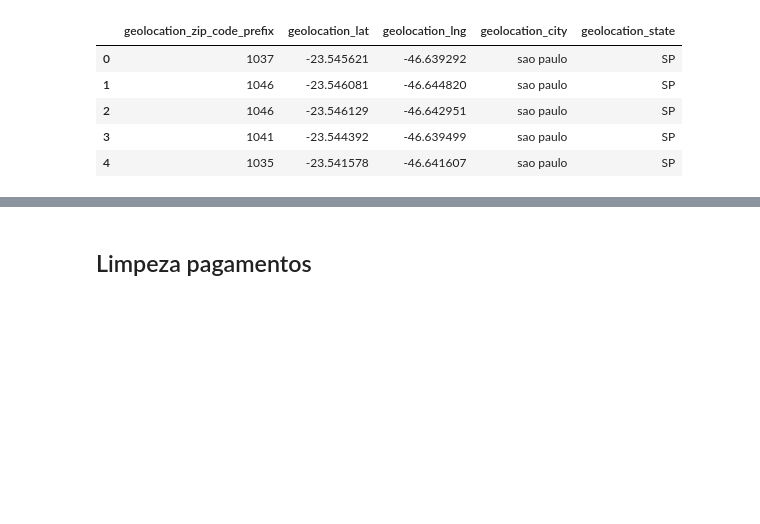
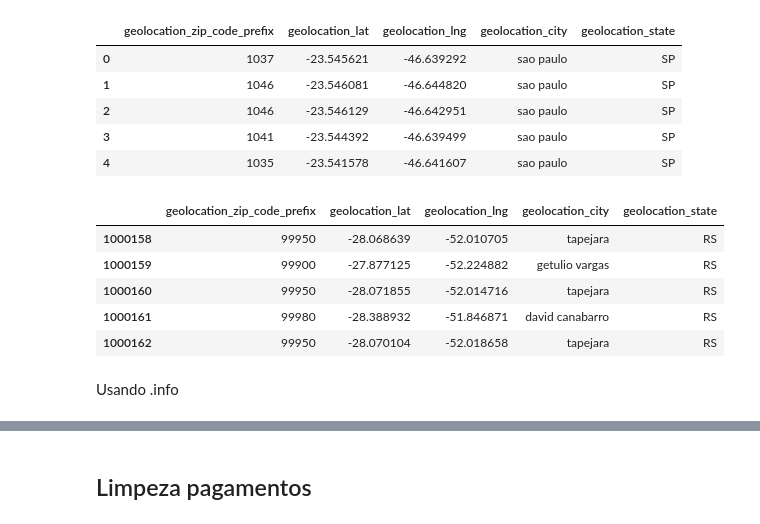
Before and after one commit to datajoedata/e-Commerce-Sales-Analysis-Target-Brazil, a Jupyter notebook: Análise_exploratória_vendas_e_commerce.ipynb, the cells around one changed output, grey strips where cells are left out. Cells and saved outputs as stored; diff of their text form; code cells hidden in the pictures; blank space fills up the shorter version.

```diff
--- a/Análise_exploratória_vendas_e_commerce.ipynb
+++ b/Análise_exploratória_vendas_e_commerce.ipynb
@@ -262,3 +295,14 @@ Primeiras linhas do DataFrame geolocalizacao_df:
 | 2 | 1046 | -23.546129 | -46.642951 | sao paulo | SP |
 | 3 | 1041 | -23.544392 | -46.639499 | sao paulo | SP |
 | 4 | 1035 | -23.541578 | -46.641607 | sao paulo | SP |
+# %%
+geolocalizacao_df.tail()
+# %% [output]
+|  | geolocation_zip_code_prefix | geolocation_lat | geolocation_lng | geolocation_city | geolocation_state |
+| 1000158 | 99950 | -28.068639 | -52.010705 | tapejara | RS |
+| 1000159 | 99900 | -27.877125 | -52.224882 | getulio vargas | RS |
+| 1000160 | 99950 | -28.071855 | -52.014716 | tapejara | RS |
+| 1000161 | 99980 | -28.388932 | -51.846871 | david canabarro | RS |
+| 1000162 | 99950 | -28.070104 | -52.018658 | tapejara | RS |
+# %% [markdown]
+Usando .info
```
Also changed, not shown: parts of 39 cells of this notebook.
